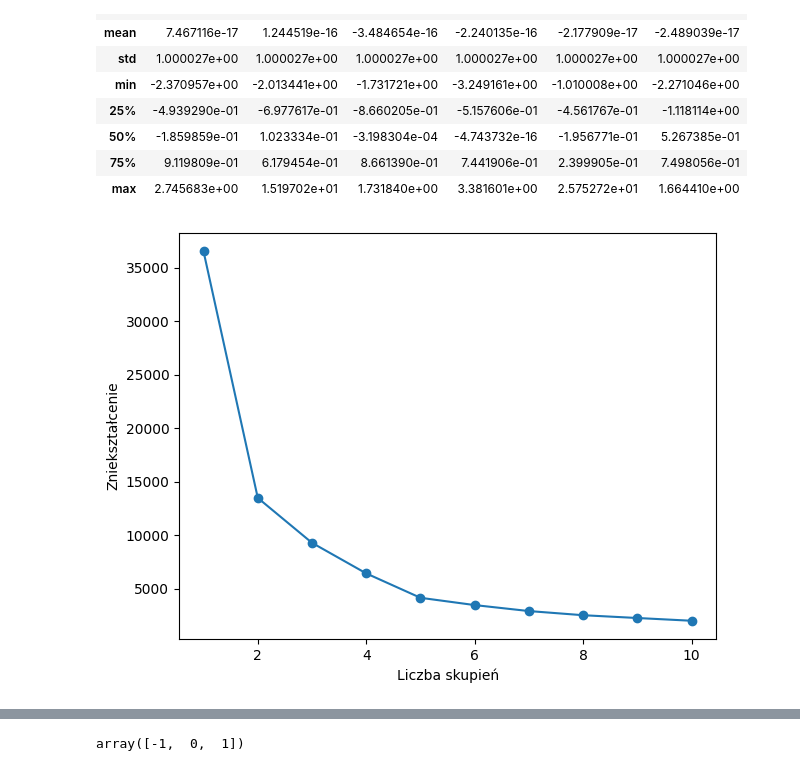
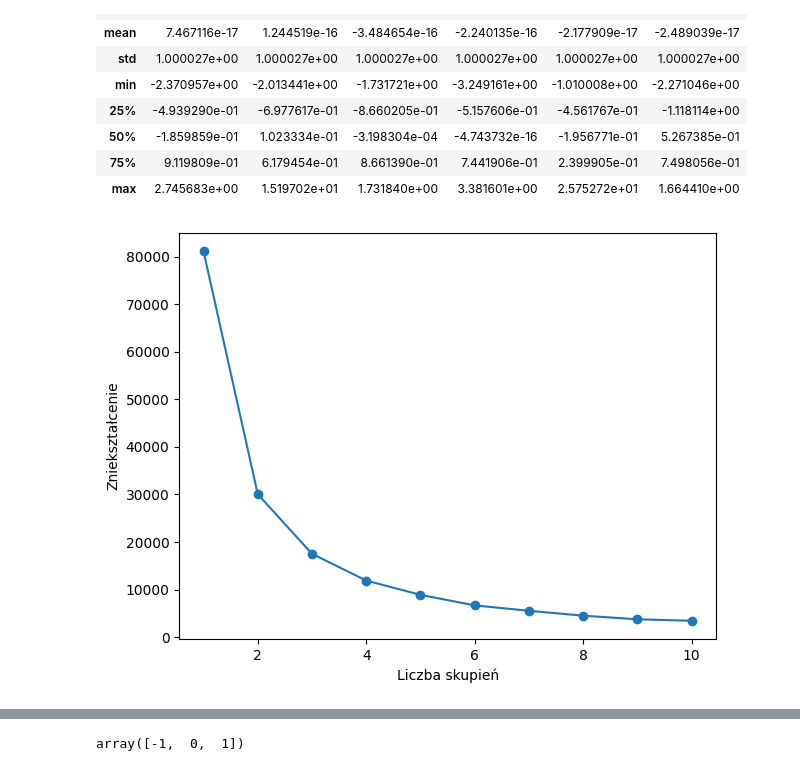
Before and after one commit to MichalStrus/K_Means_clustering, a Jupyter notebook: Simple_KMeans_clustering.ipynb, the cells around one changed output, grey strips where cells are left out. Drawn from its saved outputs; the diff is of its cells as text; code cells hidden in the pictures.

```diff
--- a/Simple_KMeans_clustering.ipynb
+++ b/Simple_KMeans_clustering.ipynb
@@ -73,16 +74,18 @@ df_std.describe()
 | 50% | -1.859859e-01 | 1.023334e-01 | -3.198304e-04 | -4.743732e-16 | -1.956771e-01 | 5.267385e-01 |
 | 75% | 9.119809e-01 | 6.179454e-01 | 8.661390e-01 | 7.441906e-01 | 2.399905e-01 | 7.498056e-01 |
 | max | 2.745683e+00 | 1.519702e+01 | 1.731840e+00 | 3.381601e+00 | 2.575272e+01 | 1.664410e+00 |
+# %%
+df_std = PCA(n_components = 2).fit_transform(df_std)
 # %%
 distortions = []
 for i in range(1,11):
   km = KMeans(n_clusters = i, init='k-means++', n_init=10, max_iter = 300, random_state=0)
-  km.fit(df_std[['RHOB', 'NPHI']])
+  km.fit(df_std)
   distortions.append(km.inertia_)
 plt.plot(range(1,11), distortions, marker='o')
 plt.xlabel('Liczba skupień')
 plt.ylabel('Zniekształcenie')
 plt.tight_layout()
 plt.show()
 # %% [output]
-[figure, old version]
+[figure, new version]
```
Also changed, not shown: parts of 12 cells of this notebook.
